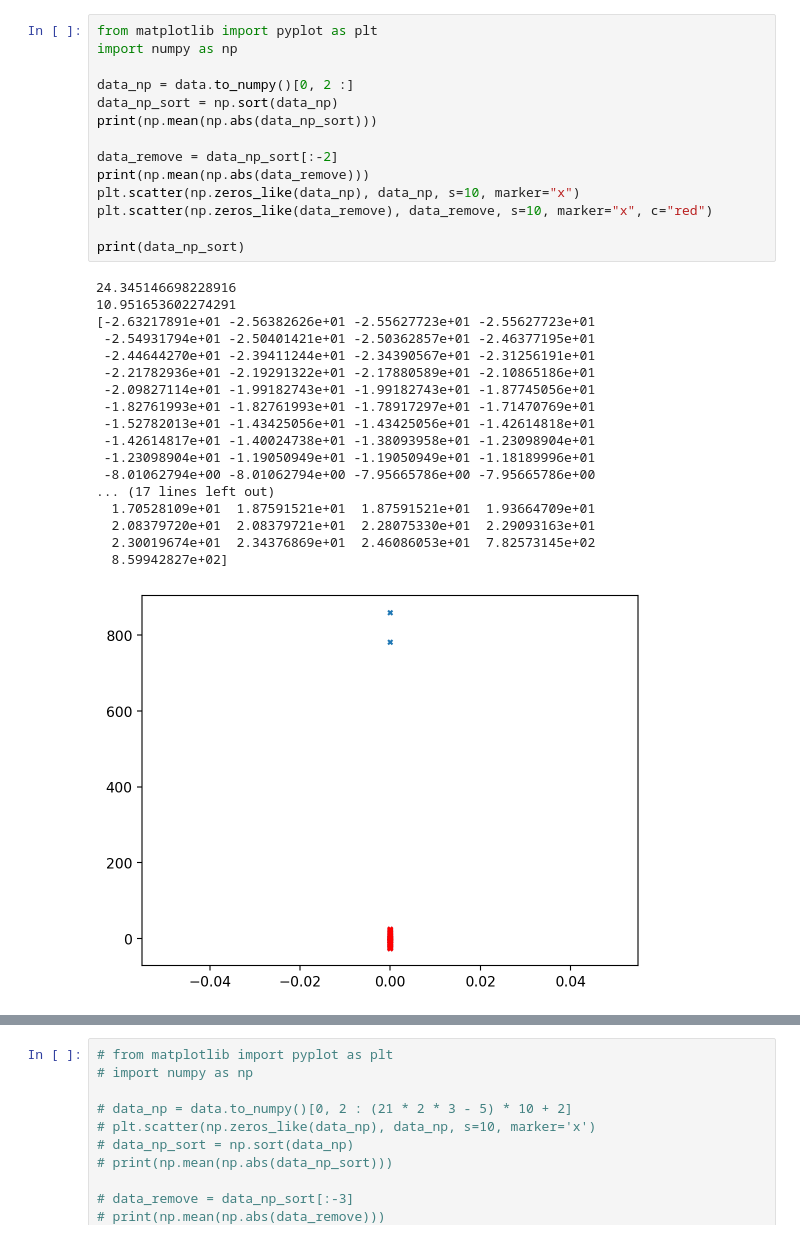
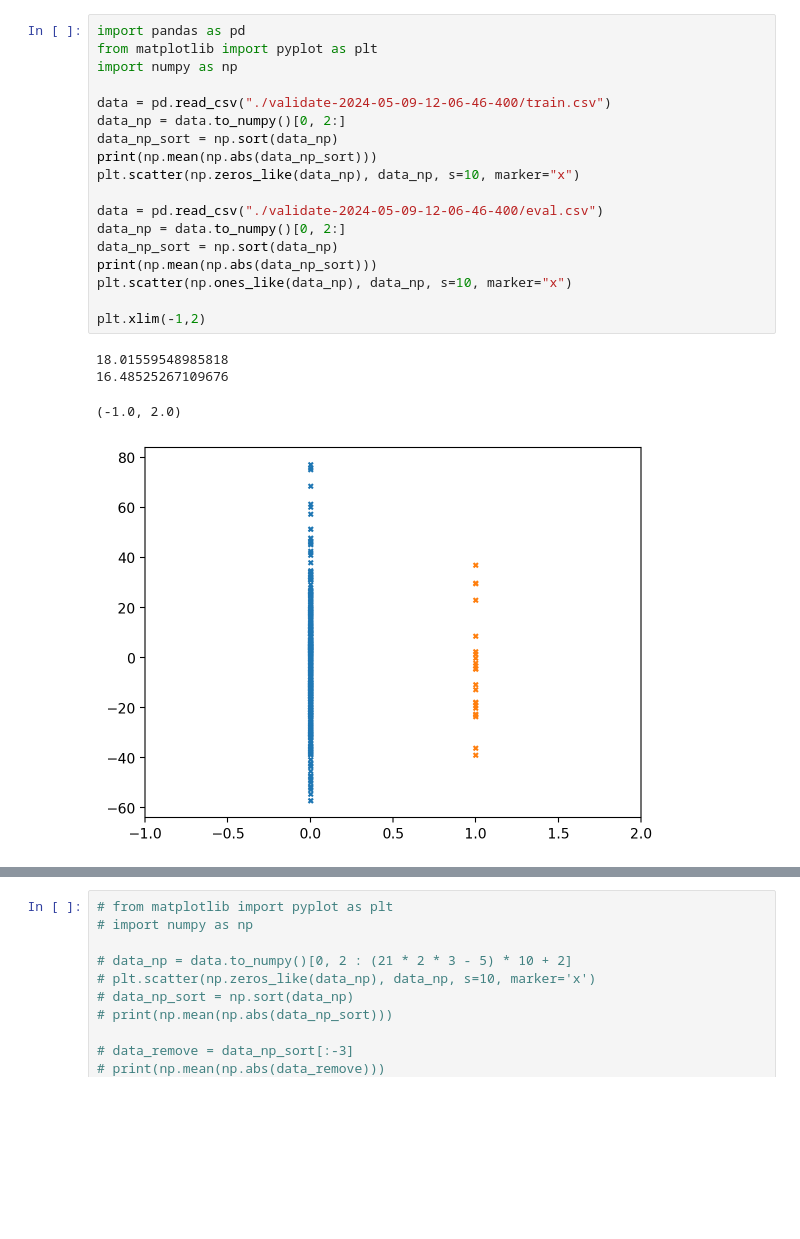
Before and after one commit to chem12346789/ai-dft, a Jupyter notebook: veiw_data.ipynb, the cells around one changed output, grey strips where cells are left out. Cells and saved outputs as stored; diff of their text form; blank space fills up the shorter version.

```diff
--- a/veiw_data.ipynb
+++ b/veiw_data.ipynb
@@ -15,33 +1,23 @@ data
 # %%
+import pandas as pd
 from matplotlib import pyplot as plt
 import numpy as np
 
-data_np = data.to_numpy()[0, 2 :]
+data = pd.read_csv("./validate-2024-05-09-12-06-46-400/train.csv")
+data_np = data.to_numpy()[0, 2:]
 data_np_sort = np.sort(data_np)
 print(np.mean(np.abs(data_np_sort)))
+plt.scatter(np.zeros_like(data_np), data_np, s=10, marker="x")
 
-data_remove = data_np_sort[:-2]
-print(np.mean(np.abs(data_remove)))
-plt.scatter(np.zeros_like(data_np), data_np, s=10, marker="x")
-plt.scatter(np.zeros_like(data_remove), data_remove, s=10, marker="x", c="red")
+data = pd.read_csv("./validate-2024-05-09-12-06-46-400/eval.csv")
+data_np = data.to_numpy()[0, 2:]
+data_np_sort = np.sort(data_np)
+print(np.mean(np.abs(data_np_sort)))
+plt.scatter(np.ones_like(data_np), data_np, s=10, marker="x")
 
-print(data_np_sort)
+plt.xlim(-1,2)
 # %% [output]
-24.345146698228916
-10.951653602274291
-[-2.63217891e+01 -2.56382626e+01 -2.55627723e+01 -2.55627723e+01
- -2.54931794e+01 -2.50401421e+01 -2.50362857e+01 -2.46377195e+01
- -2.44644270e+01 -2.39411244e+01 -2.34390567e+01 -2.31256191e+01
- -2.21782936e+01 -2.19291322e+01 -2.17880589e+01 -2.10865186e+01
- -2.09827114e+01 -1.99182743e+01 -1.99182743e+01 -1.87745056e+01
- -1.82761993e+01 -1.82761993e+01 -1.78917297e+01 -1.71470769e+01
- -1.52782013e+01 -1.43425056e+01 -1.43425056e+01 -1.42614818e+01
- -1.42614817e+01 -1.40024738e+01 -1.38093958e+01 -1.23098904e+01
- -1.23098904e+01 -1.19050949e+01 -1.19050949e+01 -1.18189996e+01
- -8.01062794e+00 -8.01062794e+00 -7.95665786e+00 -7.95665786e+00
-... (17 lines left out)
-  1.70528109e+01  1.87591521e+01  1.87591521e+01  1.93664709e+01
-  2.08379720e+01  2.08379721e+01  2.28075330e+01  2.29093163e+01
-  2.30019674e+01  2.34376869e+01  2.46086053e+01  7.82573145e+02
-  8.59942827e+02]
+18.01559548985818
+16.48525267109676
+(-1.0, 2.0)
-[figure, old version]
+[figure, new version]
```
Also changed, not shown: parts of 2 cells of this notebook, 6 other files.
